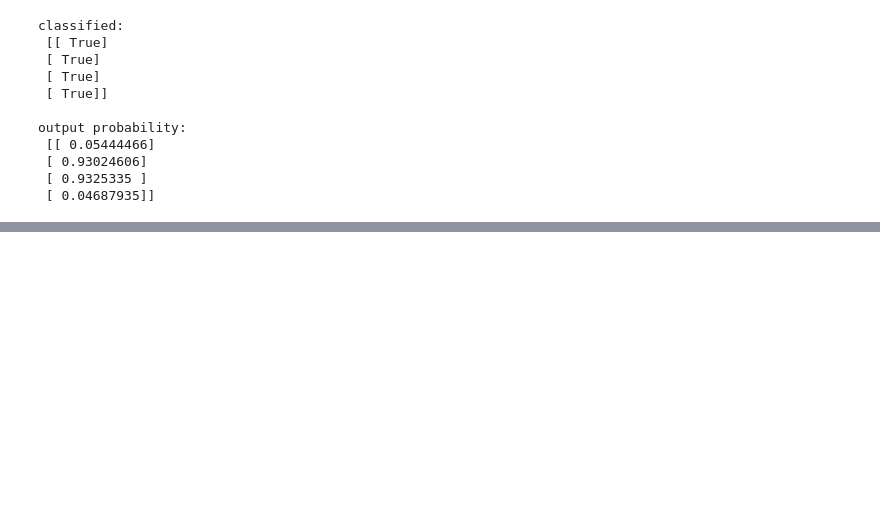
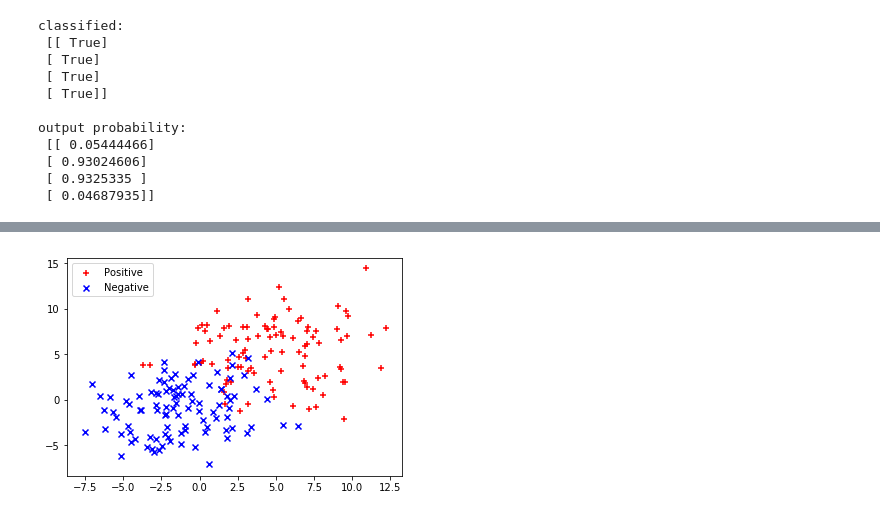
Before and after one commit to YouheiKomakine/pytorch-code-examples, a Jupyter notebook: Syoukai_DeepLearning_2.ipynb, the cells around one changed output, grey strips where cells are left out. Cells and saved outputs as stored; diff of their text form; code cells hidden in the pictures; blank space fills up the shorter version.

```diff
--- a/Syoukai_DeepLearning_2.ipynb
+++ b/Syoukai_DeepLearning_2.ipynb
@@ -562,0 +573,15 @@ output probability:
+# %%
+import numpy as np
+import matplotlib.pyplot as plt
+
+N,d = 100,2
+x_positive = np.random.randn(N,d) * 3 + np.array([5, 5])
+x_negative = np.random.randn(N,d) * 3 + np.array([-1, -1])
+x = np.concatenate((x_positive, x_negative), axis=0)
+
+plt.scatter(x_positive[:,0], x_positive[:,1], marker='+', c='r', label="Positive")
+plt.scatter(x_negative[:,0], x_negative[:,1], marker='x', c='b', label="Negative")
+plt.legend()
+plt.show()
+# %% [output]
+[figure, added]
```
Also changed, not shown: parts of 9 cells of this notebook.
